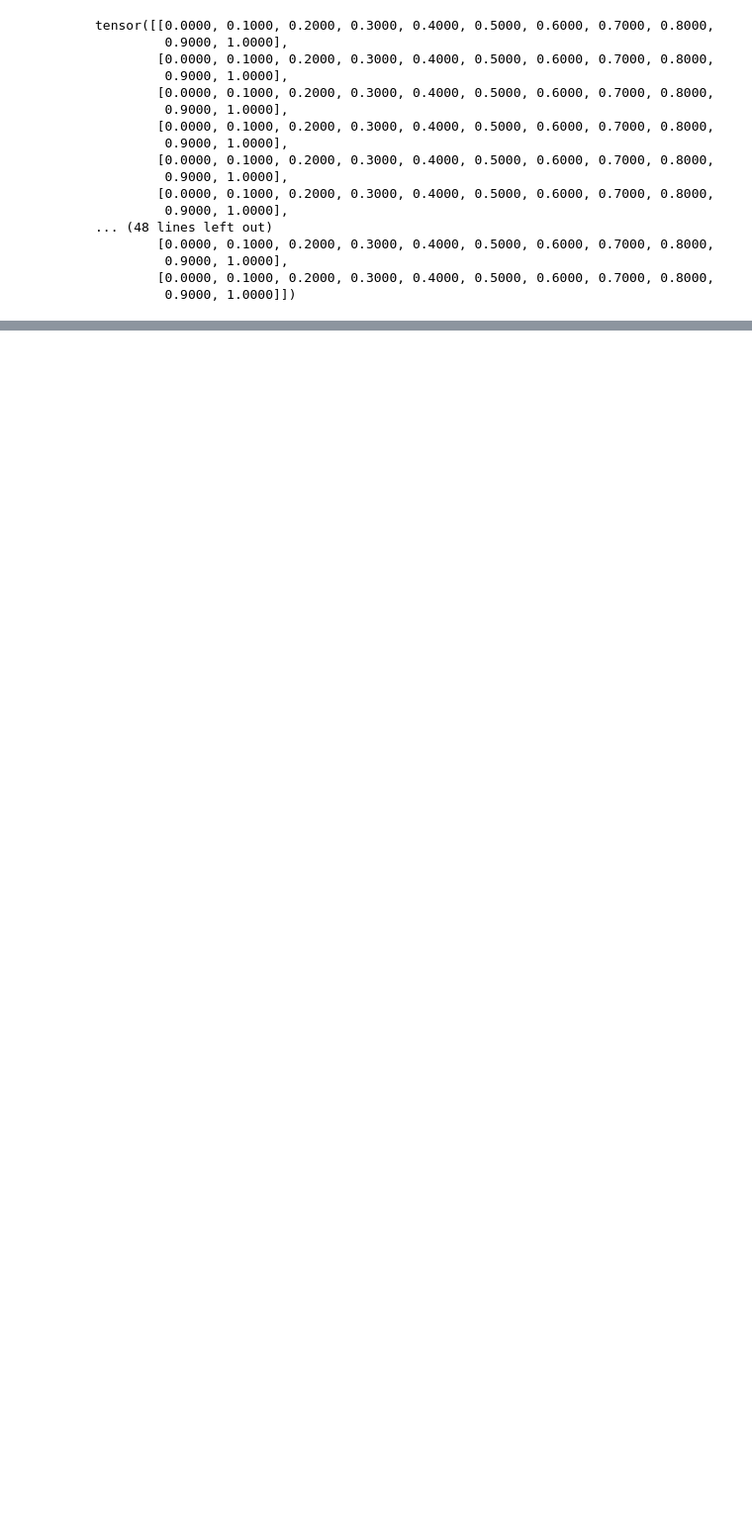
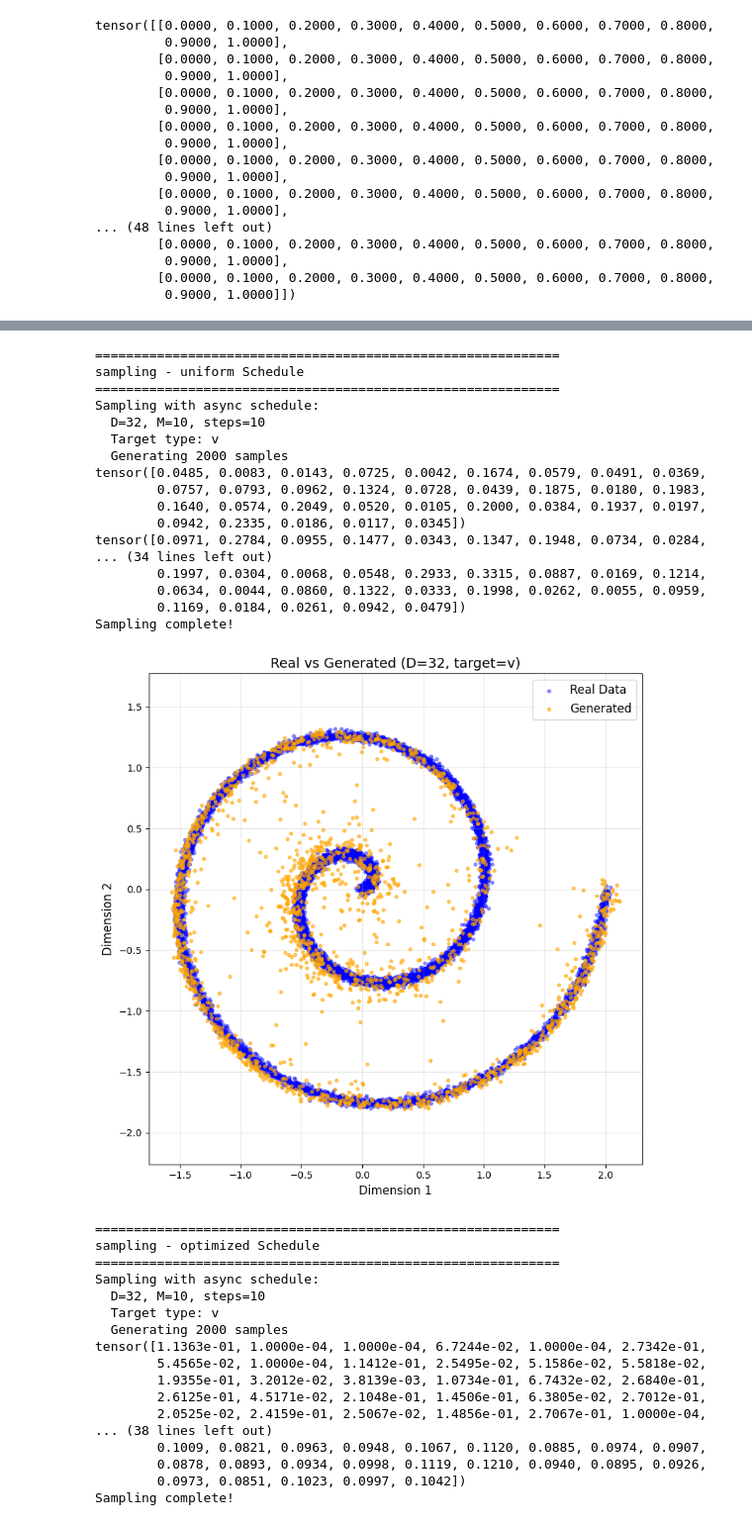
Before and after one commit to JetfiRex/Diffusion-ToyModel, a Jupyter notebook: flow_schedule_2d.ipynb, the cells around one changed output, grey strips where cells are left out. Shown at 99% size. Cells and saved outputs as stored; diff of their text form; code cells hidden in the pictures; blank space fills up the shorter version.

```diff
--- a/flow_schedule_2d.ipynb
+++ b/flow_schedule_2d.ipynb
@@ -1058,0 +1234,9 @@ Sampling complete!
+# %%
+mid = torch.rand((D, M-1))
+
+zeros = torch.zeros((D, 1))
+ones  = torch.ones((D, 1))
+t_random = torch.cat([zeros, mid, ones], dim=1)
+
+t_random, _ = torch.sort(t_random, dim=1)
+t_random
@@ -1058,0 +1261,22 @@ Sampling complete!
+# %%
+t_optimized, history = learning(
+    x_1=x_1,
+    M = 10,
+    model=model_v,
+    epoch=50,
+    learning_rate=0.001,
+    fixed_x0=True,
+    subsample=5000,
+    loss_freq=1,
+    eps = 0.05,
+    target_type = "v",
+    t_initial = t_random
+)
+
+print("\n=== Checking Constraints ===")
+D, M_plus_1 = t_optimized.shape
+M = M_plus_1 - 1
+for i in [0, M//2, M]:
+    sum_i = t_optimized[:, i].sum().item()
+    target = i * D / M
+    print(f"Step {i}: sum={sum_i:.6f}, target={target:.6f}")
@@ -1058,0 +1304,39 @@ Sampling complete!
+# %%
+compare_schedules(model_v, P, t_uniform = t_random, t_optimized = t_optimized, x_true = x_hat, sigma = sigma,
+                     n_points=2000, target_type="v", steps = 10)
+# %% [output]
+============================================================
+sampling - uniform Schedule
+============================================================
+Sampling with async schedule:
+  D=32, M=10, steps=10
+  Target type: v
+  Generating 2000 samples
+tensor([0.0485, 0.0083, 0.0143, 0.0725, 0.0042, 0.1674, 0.0579, 0.0491, 0.0369,
+        0.0757, 0.0793, 0.0962, 0.1324, 0.0728, 0.0439, 0.1875, 0.0180, 0.1983,
+        0.1640, 0.0574, 0.2049, 0.0520, 0.0105, 0.2000, 0.0384, 0.1937, 0.0197,
+        0.0942, 0.2335, 0.0186, 0.0117, 0.0345])
+tensor([0.0971, 0.2784, 0.0955, 0.1477, 0.0343, 0.1347, 0.1948, 0.0734, 0.0284,
+... (34 lines left out)
+        0.1997, 0.0304, 0.0068, 0.0548, 0.2933, 0.3315, 0.0887, 0.0169, 0.1214,
+        0.0634, 0.0044, 0.0860, 0.1322, 0.0333, 0.1998, 0.0262, 0.0055, 0.0959,
+        0.1169, 0.0184, 0.0261, 0.0942, 0.0479])
+Sampling complete!
+[figure, added]
+============================================================
+sampling - optimized Schedule
+============================================================
+Sampling with async schedule:
+  D=32, M=10, steps=10
+  Target type: v
+  Generating 2000 samples
+tensor([1.1363e-01, 1.0000e-04, 1.0000e-04, 6.7244e-02, 1.0000e-04, 2.7342e-01,
+        5.4565e-02, 1.0000e-04, 1.1412e-01, 2.5495e-02, 5.1586e-02, 5.5818e-02,
+        1.9355e-01, 3.2012e-02, 3.8139e-03, 1.0734e-01, 6.7432e-02, 2.6840e-01,
+        2.6125e-01, 4.5171e-02, 2.1048e-01, 1.4506e-01, 6.3805e-02, 2.7012e-01,
+        2.0525e-02, 2.4159e-01, 2.5067e-02, 1.4856e-01, 2.7067e-01, 1.0000e-04,
+... (38 lines left out)
+        0.1009, 0.0821, 0.0963, 0.0948, 0.1067, 0.1120, 0.0885, 0.0974, 0.0907,
+        0.0878, 0.0893, 0.0934, 0.0998, 0.1119, 0.1210, 0.0940, 0.0895, 0.0926,
+        0.0973, 0.0851, 0.1023, 0.0997, 0.1042])
+Sampling complete!
```
Also changed, not shown: parts of 26 cells of this notebook, 15 other files.
